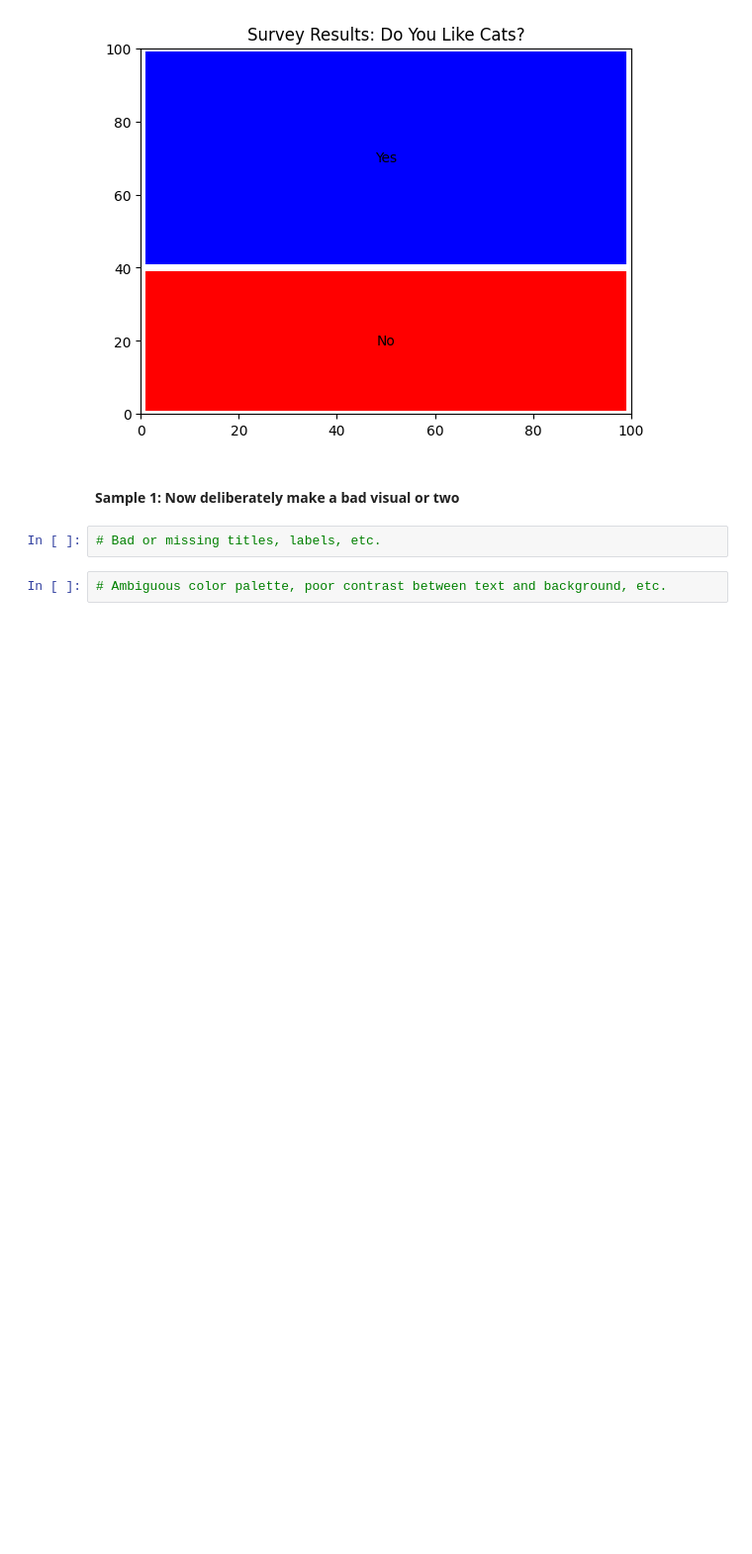
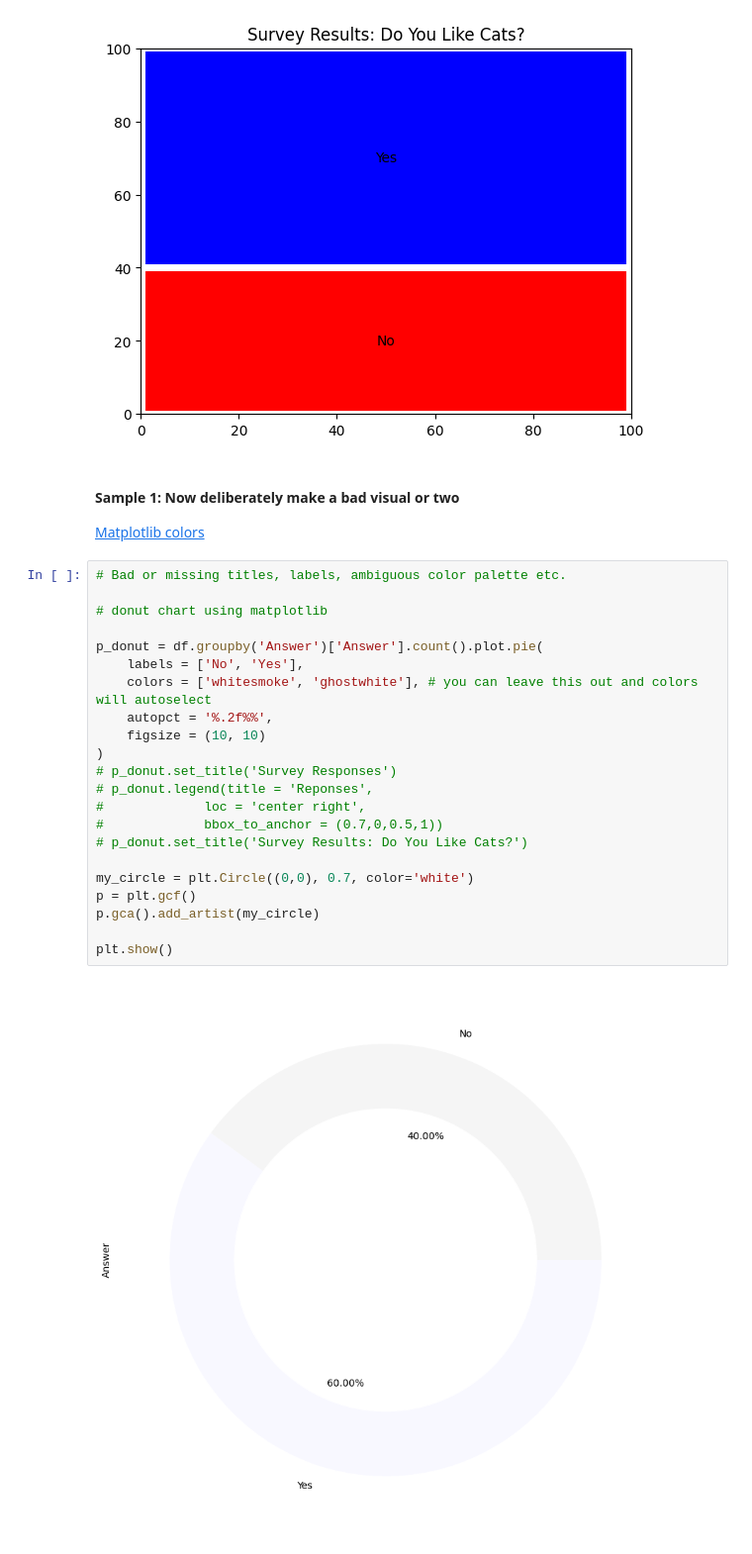
Before and after one commit to likeawednesday/TechCamp_DataViz, a Jupyter notebook: cat_survey.ipynb, the cells around one changed output. Shown at 99% size. Saved outputs shown, nothing was run; the diff lists cells and outputs as text; blank space fills up the shorter version.

```diff
--- a/cat_survey.ipynb
+++ b/cat_survey.ipynb
@@ -137,7 +159,29 @@ plt.show(tm)
 [figure]
 # %% [markdown]
 #### Sample 1: Now deliberately make a bad visual or two
+
+[Matplotlib colors](https://matplotlib.org/stable/gallery/color/named_colors.html)
-# %%
-# Bad or missing titles, labels, etc.
-# %%
-# Ambiguous color palette, poor contrast between text and background, etc.
+# %%
+# Bad or missing titles, labels, ambiguous color palette etc.
+
+# donut chart using matplotlib
+
+p_donut = df.groupby('Answer')['Answer'].count().plot.pie(
+    labels = ['No', 'Yes'],
+    colors = ['whitesmoke', 'ghostwhite'], # you can leave this out and colors will autoselect
+    autopct = '%.2f%%',
+    figsize = (10, 10)
+)
+# p_donut.set_title('Survey Responses')
+# p_donut.legend(title = 'Reponses',
+#             loc = 'center right',
+#             bbox_to_anchor = (0.7,0,0.5,1))
+# p_donut.set_title('Survey Results: Do You Like Cats?')
+
+my_circle = plt.Circle((0,0), 0.7, color='white')
+p = plt.gcf()
+p.gca().add_artist(my_circle)
+
+plt.show()
+# %% [output]
+[figure, added]
```
Also changed, not shown: parts of 3 cells of this notebook.
